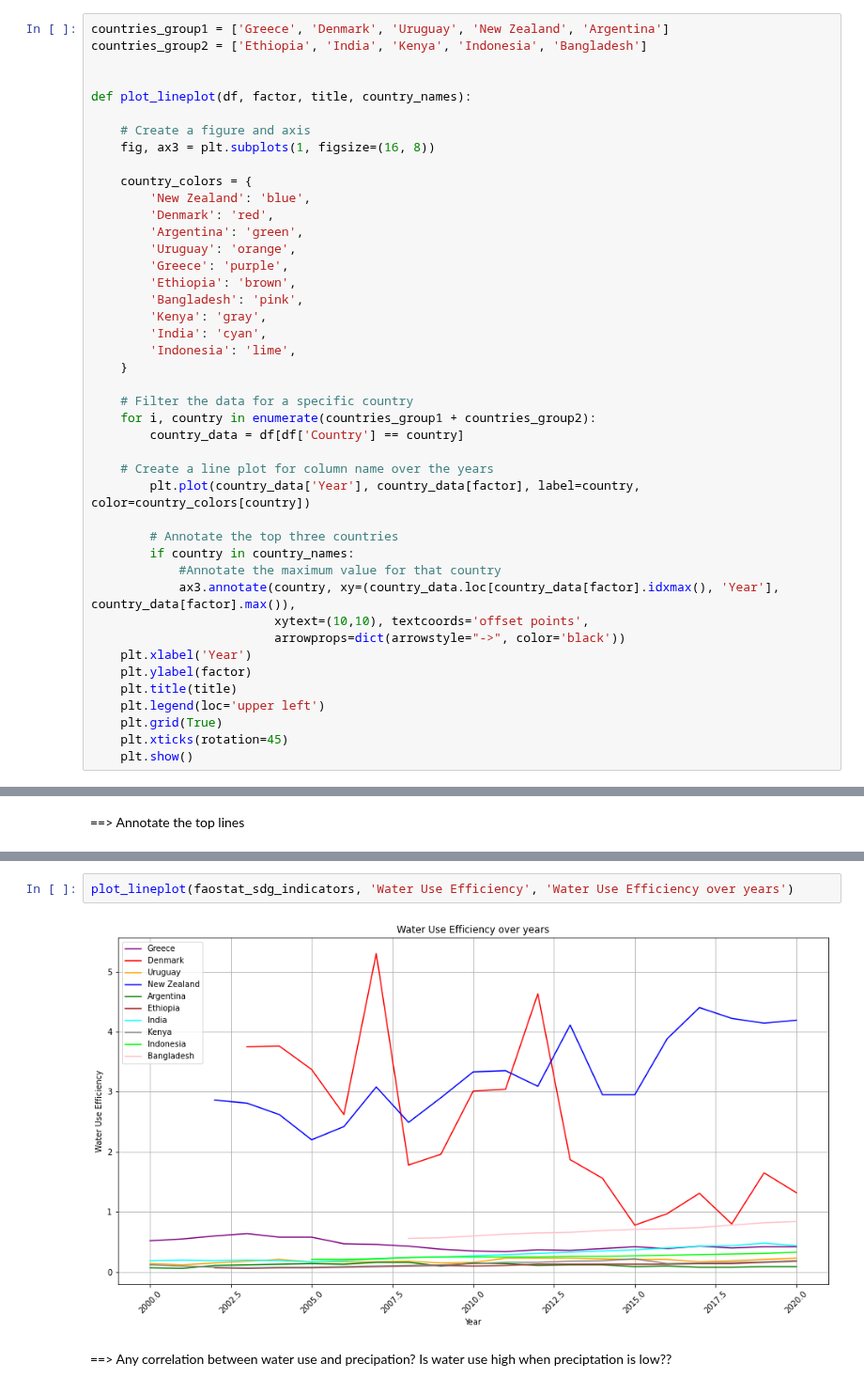
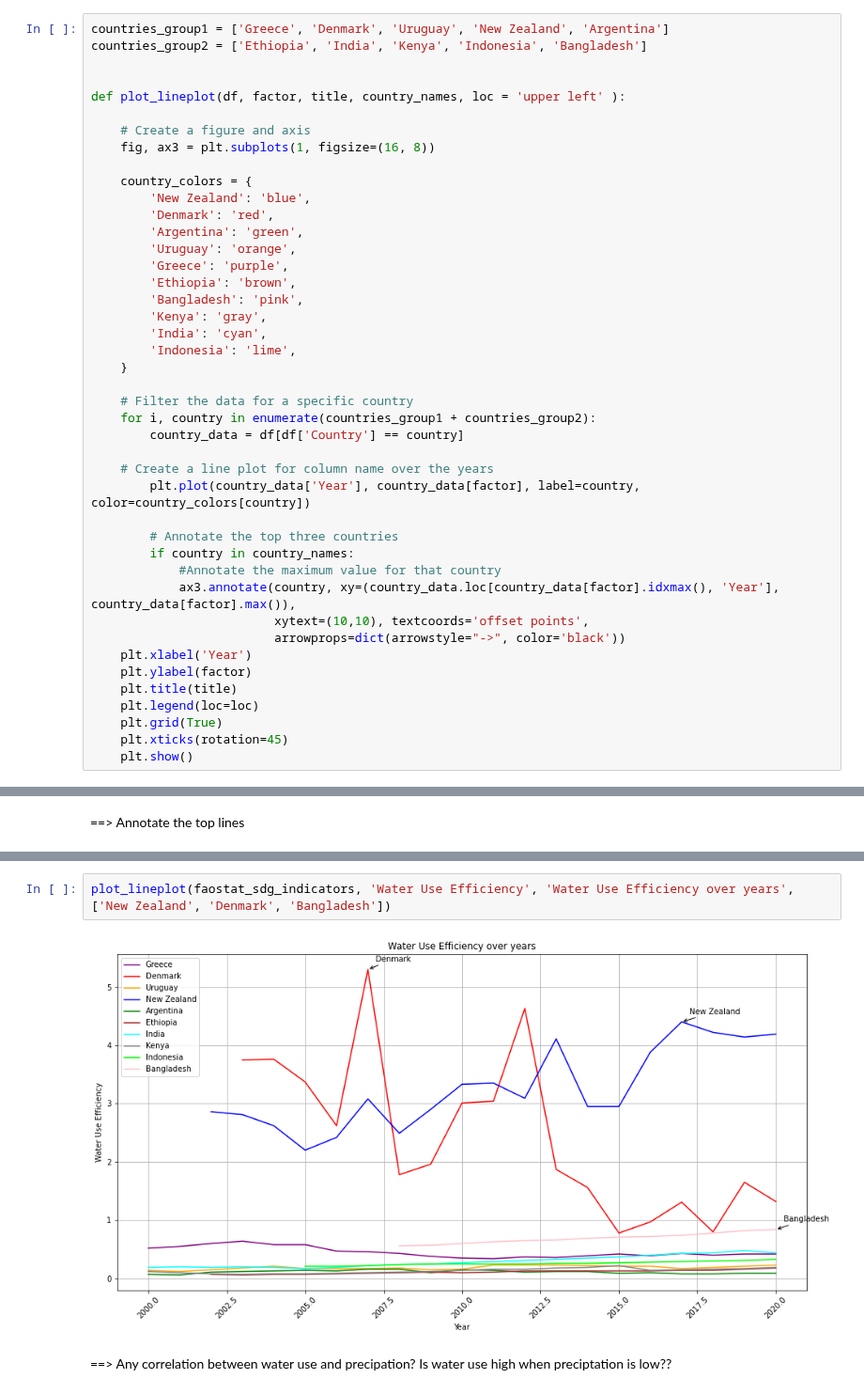
Before and after one commit to saumyasucharita/Agriculture-Data-Analysis, a Jupyter notebook: Exploratory Agriculture Data Analysis-FAOSTAT.ipynb, the cells around one changed output, grey strips where cells are left out. Shown at 94% size. Cells and saved outputs as stored; diff of their text form.

```diff
--- a/Exploratory Agriculture Data Analysis-FAOSTAT.ipynb
+++ b/Exploratory Agriculture Data Analysis-FAOSTAT.ipynb
@@ -204,7 +206,7 @@ countries_group1 = ['Greece', 'Denmark', 'Uruguay', 'New Zealand', 'Argentina']
 countries_group2 = ['Ethiopia', 'India', 'Kenya', 'Indonesia', 'Bangladesh']
 
 
-def plot_lineplot(df, factor, title, country_names):
+def plot_lineplot(df, factor, title, country_names, loc = 'upper left' ):
 
     # Create a figure and axis
     fig, ax3 = plt.subplots(1, figsize=(16, 8))
@@ -238,7 +240,7 @@ def plot_lineplot(df, factor, title, country_names):
     plt.xlabel('Year')
     plt.ylabel(factor)
     plt.title(title)
-    plt.legend(loc='upper left')
+    plt.legend(loc=loc)
     plt.grid(True)
     plt.xticks(rotation=45)
     plt.show()
@@ -384,7 +393,7 @@ plot_lineplot(faostat_sdg_indicators, 'Agriculture share of Government Expenditu
 # %%
-plot_lineplot(faostat_sdg_indicators, 'Water Use Efficiency', 'Water Use Efficiency over years')
+plot_lineplot(faostat_sdg_indicators, 'Water Use Efficiency', 'Water Use Efficiency over years', ['New Zealand', 'Denmark', 'Bangladesh'])
 # %% [output]
-[figure, old version]
+[figure, new version]
 # %% [markdown]
 ==> Any correlation between water use and precipation?  Is water use high when preciptation is low??
 # %% [markdown]
```
Also changed, not shown: parts of 39 cells of this notebook, 3 other files.
